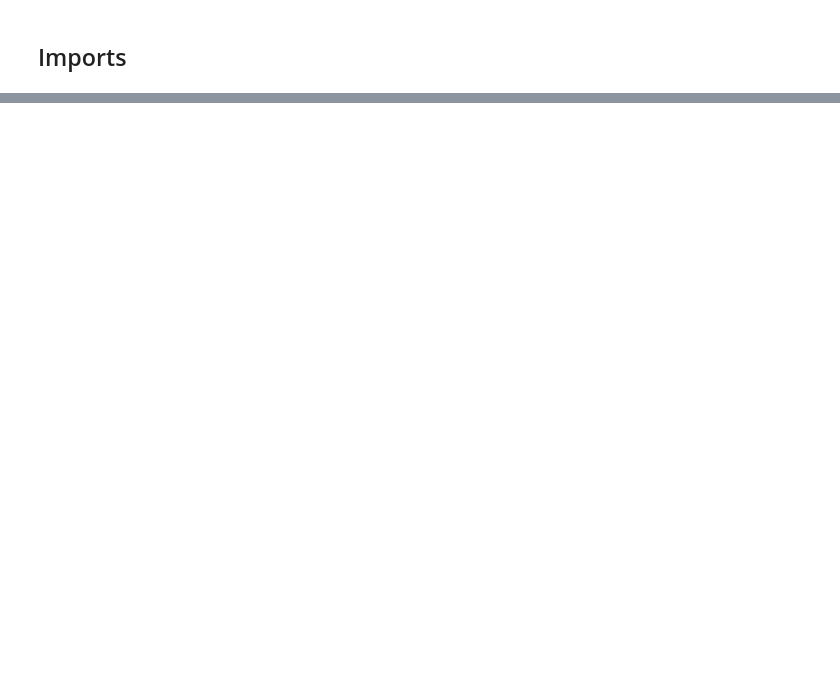
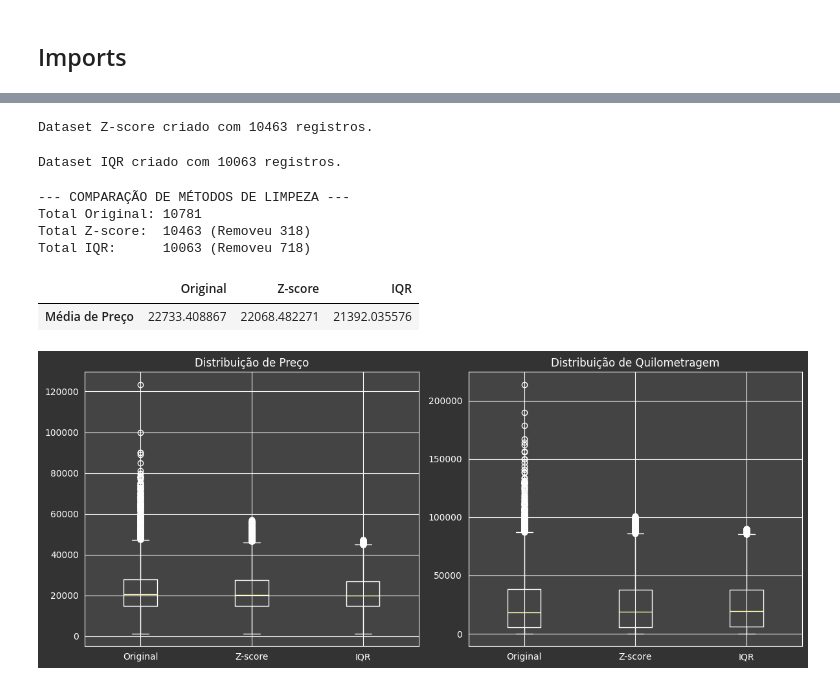
Before and after one commit to DemoreDev/trabalhos_pcd, a Jupyter notebook: bmw.ipynb, the cells around one changed output, grey strips where cells are left out. Saved outputs shown, nothing was run; the diff lists cells and outputs as text; code cells hidden in the pictures; blank space fills up the shorter version.

Commit message:
Realização do segundo eixo: visualização por grafos; tratamento dos outliers;encoding; feature engineering; normaliazção e padronização; redução de dimensionalidade

```diff
--- a/bmw.ipynb
+++ b/bmw.ipynb
@@ -736,0 +847,73 @@ Economia anual para o cliente: 182.45
+# %%
+# 2. Aplicação do Z-score
+colunas_outliers = ['preço', 'quilometragem']
+z_scores = np.abs(stats.zscore(df[colunas_outliers]))
+
+# Filtro: Mantém apenas onde o Z-score é menor que 3 em todas as colunas selecionadas
+df_zscore = df[(z_scores < 3).all(axis=1)].copy()
+
+# Salvar o dataset
+df_zscore.to_csv('bmw_zscore.csv', index=False)
+
+print(f"Dataset Z-score criado com {len(df_zscore)} registros.")
+# %% [output]
+Dataset Z-score criado com 10463 registros.
+# %%
+def filtrar_iqr(df, colunas):
+    df_temp = df.copy()
+    for col in colunas:
+        Q1 = df_temp[col].quantile(0.25)
+        Q3 = df_temp[col].quantile(0.75)
+        IQR = Q3 - Q1
+        limite_inf = Q1 - 1.5 * IQR
+        limite_sup = Q3 + 1.5 * IQR
+        df_temp = df_temp[(df_temp[col] >= limite_inf) & (df_temp[col] <= limite_sup)]
+    return df_temp
+
+# 2. Aplicação do filtro
+df_iqr = filtrar_iqr(df, ['preço', 'quilometragem'])
+
+# Salvar o dataset
+df_iqr.to_csv('bmw_iqr.csv', index=False)
+
+print(f"Dataset IQR criado com {len(df_iqr)} registros.")
+# %% [output]
+Dataset IQR criado com 10063 registros.
+# %%
+# Comparação de resultados
+print("--- COMPARAÇÃO DE MÉTODOS DE LIMPEZA ---")
+print(f"Total Original: {len(df)}")
+print(f"Total Z-score:  {len(df_zscore)} (Removeu {len(df) - len(df_zscore)})")
+print(f"Total IQR:      {len(df_iqr)} (Removeu {len(df) - len(df_iqr)})")
+
+# Comparação das Médias
+comp_preço = pd.DataFrame({
+    'Original': df['preço'].mean(),
+    'Z-score': df_zscore['preço'].mean(),
+    'IQR': df_iqr['preço'].mean()
+}, index=['Média de Preço'])
+
+display(comp_preço)
+
+# Visualização da distribuição
+import matplotlib.pyplot as plt
+
+fig, ax = plt.subplots(1, 2, figsize=(12, 5))
+ax[0].boxplot([df['preço'], df_zscore['preço'], df_iqr['preço']], labels=['Original', 'Z-score', 'IQR'])
+ax[0].set_title('Distribuição de Preço')
+
+ax[1].boxplot([df['quilometragem'], df_zscore['quilometragem'], df_iqr['quilometragem']], labels=['Original', 'Z-score', 'IQR'])
+ax[1].set_title('Distribuição de Quilometragem')
+
+plt.tight_layout()
+plt.show()
+
+df = df_iqr
+# %% [output]
+--- COMPARAÇÃO DE MÉTODOS DE LIMPEZA ---
+Total Original: 10781
+Total Z-score:  10463 (Removeu 318)
+Total IQR:      10063 (Removeu 718)
+|  | Original | Z-score | IQR |
+| Média de Preço | 22733.408867 | 22068.482271 | 21392.035576 |
+[figure, added]
```
Also changed, not shown: parts of 28 cells of this notebook.
